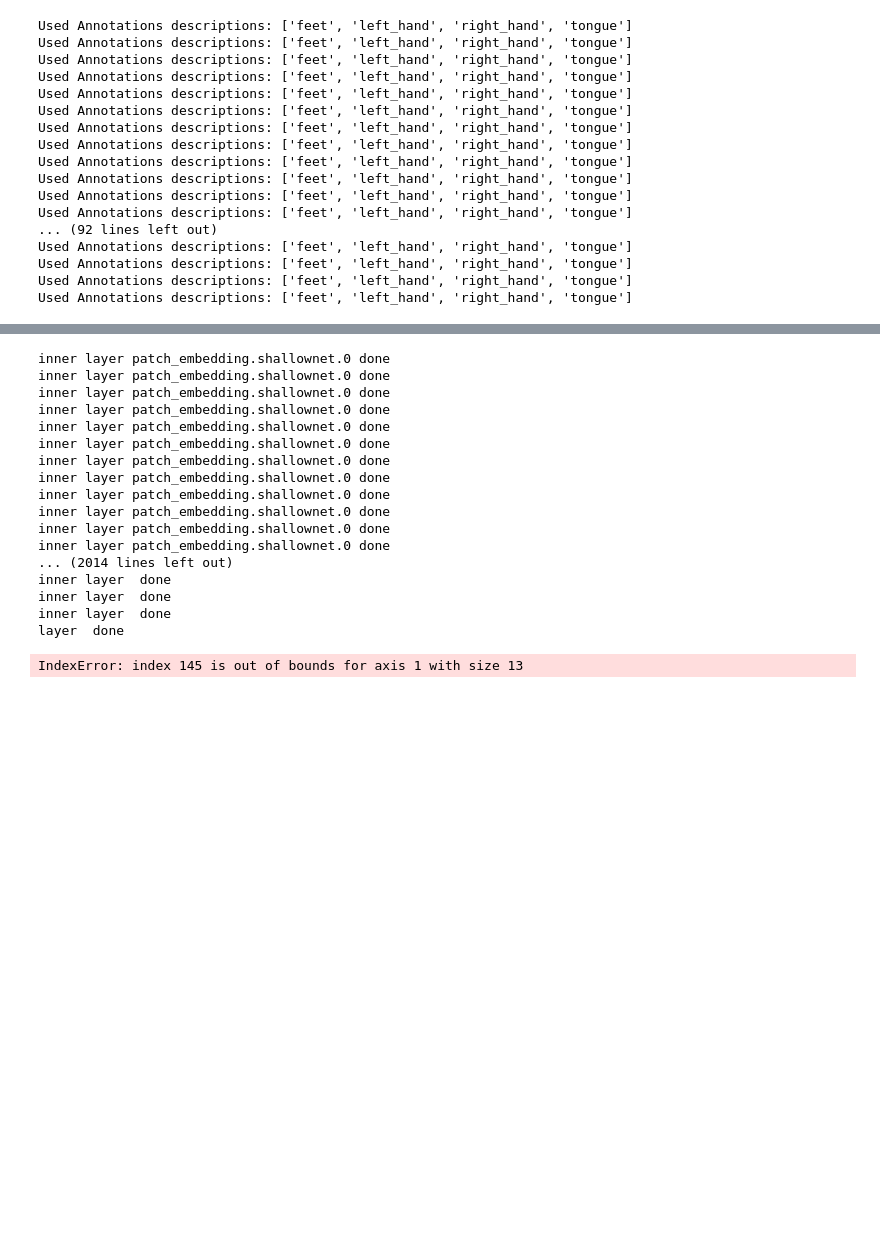
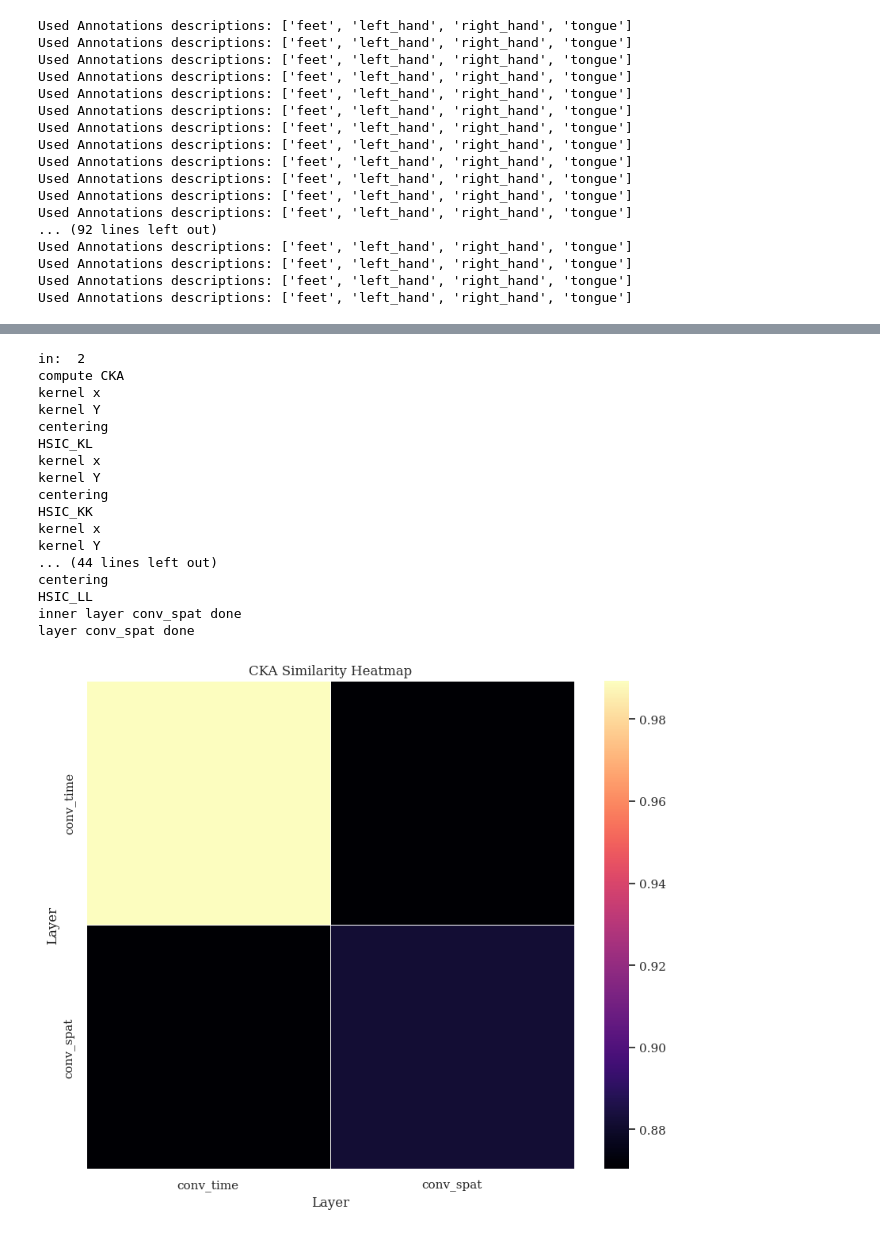
Before and after one commit to andersm11/Thesis_Rep_similarity, a Jupyter notebook: WIP/CKA2_realdata.ipynb, the cells around one changed output, grey strips where cells are left out. Cells and saved outputs as stored; diff of their text form; code cells hidden in the pictures; blank space fills up the shorter version.

```diff
--- a/WIP/CKA2_realdata.ipynb
+++ b/WIP/CKA2_realdata.ipynb
@@ -102,8 +109,8 @@ def extract_model_activations(model, input_tensor):
 
     # Register hooks
     for name, layer in model.named_modules():
-        #print(layer)
-        layer.register_forward_hook(get_activation(name))
+        if(name == "conv_time" or name == "conv_spat"):
+            layer.register_forward_hook(get_activation(name))
 
 
     # Run forward pass AFTER registering hooks
@@ -155,7 +162,7 @@ preprocess(dataset, transforms, n_jobs=-1)
 from braindecode.preprocessing import create_windows_from_events
 
 trial_start_offset_seconds = -0.5
-trial_stop_offset_seconds = -0.5
+trial_stop_offset_seconds = 0
 # Extract sampling frequency, check that they are same in all datasets
 sfreq = dataset.datasets[0].raw.info["sfreq"]
 assert all([ds.raw.info["sfreq"] == sfreq for ds in dataset.datasets])
@@ -200,0 +207,6 @@ dummy_input = dummy[0]
+# %%
+X = torch.stack([torch.from_numpy(test_set[i][0]) for i in range(len(test_set))])
+
+
+print(X.shape)  # Verify the tensor shape
+print(type(X))  # Should output <class 'torch.Tensor'>
@@ -201,3 +216,5 @@ dummy_input = dummy[0]
+# %%
+dummy_input = X
 # %%
 #dummy_input = torch.randn(64, in_chans, input_window_samples)
 
@@ -318,55 +327,56 @@ cka_similarities = OrderedDict()
 
 # Compute CKA for each layer from model1 and model2
 for layer1 in layer_names_model1:
+    print("in: ", len(layer_names_model1))
     for layer2 in layer_names_model2:
         activations_x = model_1_activations[layer1].reshape(model_1_activations[layer1].shape[0], -1)
         activations_y = model_2_activations[layer2].reshape(model_2_activations[layer2].shape[0], -1)
         cka_score = compute_CKA(activations_x, activations_y)
         print(f"inner layer {layer1} done")
 
         cka_similarities[(layer1, layer2)] = cka_score
     print(f"layer {layer1} done")
 
 layer_names = list(OrderedDict.fromkeys(layer_names_model1 + layer_names_model2))
 
 # Initialize a square matrix for the CKA similarities
 n_layers = len(layer_names)
 
 matrix = np.zeros((n_layers, n_layers))
 
 # Fill the matrix with the CKA similarity values
 for (layer1, layer2), similarity in cka_similarities.items():
     i = layer_names.index(layer1)
     j = layer_names.index(layer2)
     matrix[i, j] = similarity
     matrix[j, i] = similarity
 
 # Create a DataFrame for better visualization
 df = pd.DataFrame(matrix, index=layer_names, columns=layer_names)
 
 # Plot the heatmap
 plt.figure(figsize=(10, 8))
-sns.heatmap(df, annot=False, cmap='magma', fmt='.2f', square=True, linewidths=0.5, cbar=True)
+sns.heatmap(df, annot=True, cmap='magma', fmt='.2f', square=True, linewidths=0.5, cbar=True)
 plt.title('CKA Similarity Heatmap')
 plt.xlabel('Layer')
 plt.ylabel('Layer')
 plt.show()
 # %% [output]
-inner layer patch_embedding.shallownet.0 done
-inner layer patch_embedding.shallownet.0 done
-inner layer patch_embedding.shallownet.0 done
-inner layer patch_embedding.shallownet.0 done
-inner layer patch_embedding.shallownet.0 done
-inner layer patch_embedding.shallownet.0 done
-inner layer patch_embedding.shallownet.0 done
-inner layer patch_embedding.shallownet.0 done
-inner layer patch_embedding.shallownet.0 done
-inner layer patch_embedding.shallownet.0 done
-inner layer patch_embedding.shallownet.0 done
-inner layer patch_embedding.shallownet.0 done
-... (2014 lines left out)
-inner layer  done
-inner layer  done
-inner layer  done
-layer  done
+in:  2
+compute CKA
+kernel x
+kernel Y
+centering
+HSIC_KL
+kernel x
+kernel Y
+centering
+HSIC_KK
+kernel x
+kernel Y
+... (44 lines left out)
+centering
+HSIC_LL
+inner layer conv_spat done
+layer conv_spat done
-IndexError: index 145 is out of bounds for axis 1 with size 13
+[figure, added]
```
Also changed, not shown: parts of 12 cells of this notebook, 9 other files.
